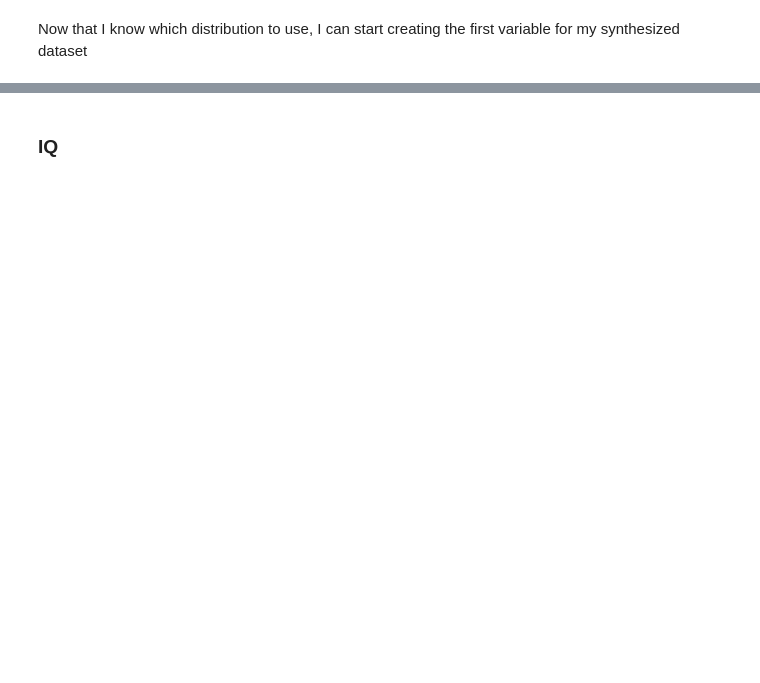
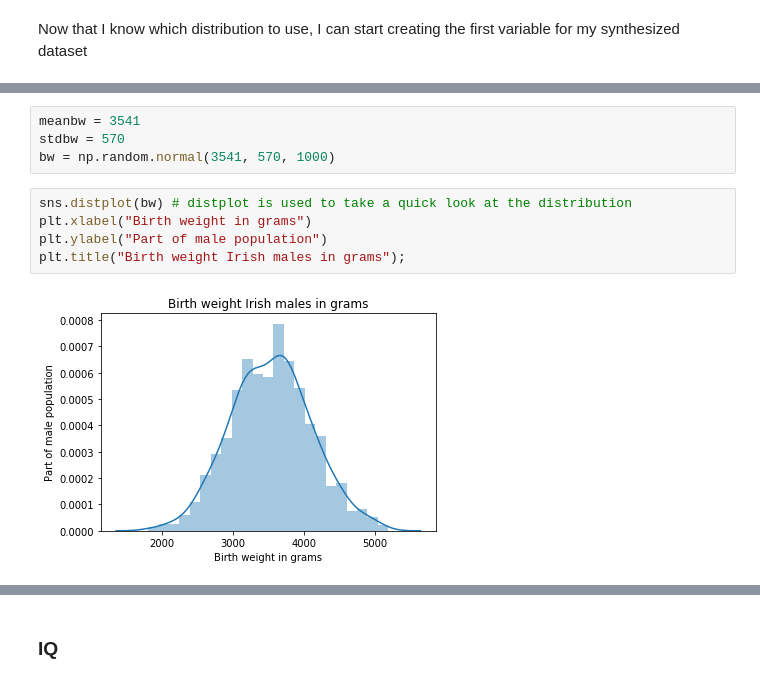
Before and after one commit to Ardvb/ProjectProgrammingforDataAnalysis2019, a Jupyter notebook: Project2019.ipynb, the cells around one changed output, grey strips where cells are left out. Cells and saved outputs as stored; diff of their text form; blank space fills up the shorter version.

```diff
--- a/Project2019.ipynb
+++ b/Project2019.ipynb
@@ -53,0 +105,11 @@ mac = np.random.gamma(0.6, 29.3, 1000)
+# %%
+meanbw = 3541
+stdbw = 570
+bw = np.random.normal(3541, 570, 1000)
+# %%
+sns.distplot(bw) # distplot is used to take a quick look at the distribution
+plt.xlabel("Birth weight in grams")
+plt.ylabel("Part of male population")
+plt.title("Birth weight Irish males in grams");
+# %% [output]
+[figure, added]
```
Also changed, not shown: parts of 64 cells of this notebook, 1 other file.
